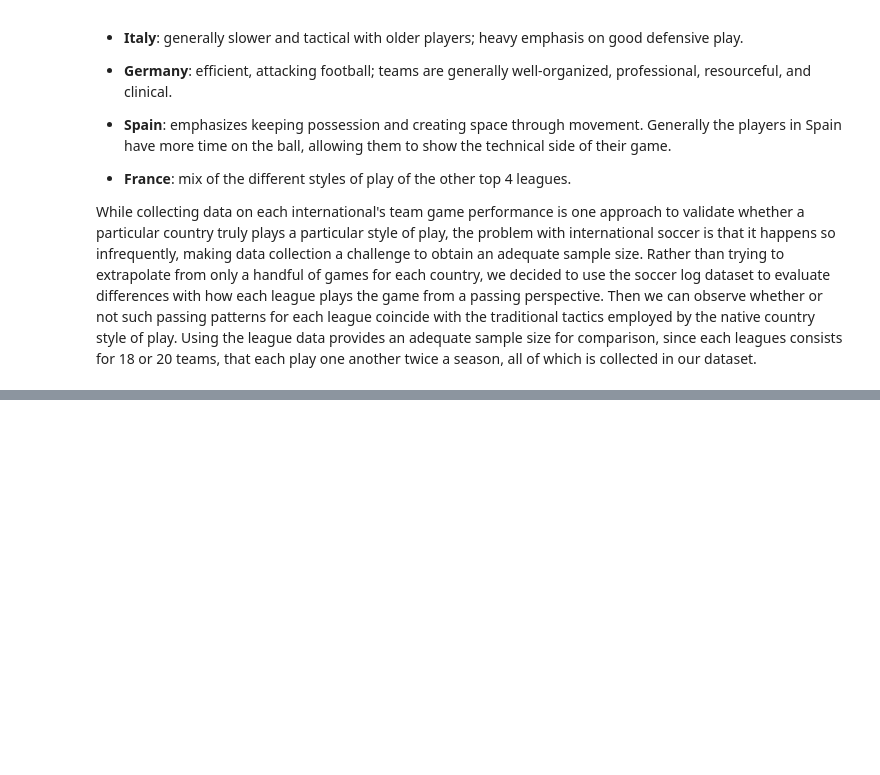
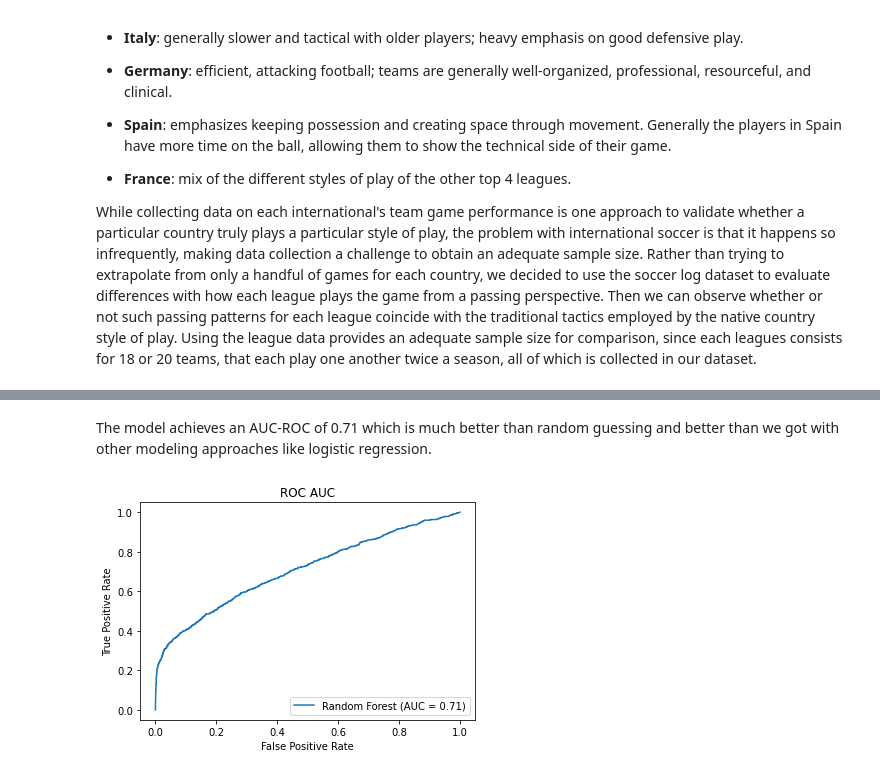
Before and after one commit to josePliego/football_project, a Jupyter notebook: final_project.ipynb, the cells around one changed output, grey strips where cells are left out. Cells and saved outputs as stored; diff of their text form; code cells hidden in the pictures; blank space fills up the shorter version.

```diff
--- a/final_project.ipynb
+++ b/final_project.ipynb
@@ -26,0 +130,43 @@ While collecting data on each international's team game performance is one appro
+# %%
+# Select relevant features
+dt_shots = dt_shots[[
+    'start_x', 'start_y', 'label_Left', 'label_Right', 'label_counter_attack',
+    'label_head/body', 'label_interception', 'angle', 'distance', 'label_Goal'
+]].dropna()
+
+# Exclude shots taken from too far away
+dt_shots = dt_shots[dt_shots['start_x'] > 70*105.0/100.0]
+
+# Train-test split
+X_train, X_test, y_train, y_test = train_test_split(
+    dt_shots.drop('label_Goal', axis=1), dt_shots.label_Goal, test_size=0.2,
+    random_state=42,
+    stratify=dt_shots.label_Goal
+)
+# %%
+# Final model after cross-validation
+final_rf = RandomForestClassifier(
+    criterion='entropy',
+    n_estimators=1000,
+    max_features=9,
+    n_jobs=2,
+    min_samples_split=500,
+    random_state=42,
+    verbose=0
+)
+
+final_rf_fit = final_rf.fit(X_train, y_train)
+# %% [markdown]
+The model achieves an AUC-ROC of 0.71 which is much better than random guessing and better than we got with other modeling approaches like logistic regression.
+# %%
+probs = final_rf_fit.predict_proba(X_test)
+
+fpr, tpr, thresholds = roc_curve(y_test, probs[:, 1])
+roc_auc = auc(fpr, tpr)
+disp = RocCurveDisplay(
+    fpr=fpr, tpr=tpr, roc_auc=roc_auc, estimator_name='Random Forest'
+).plot()
+plt.title("ROC AUC")
+plt.show()
+# %% [output]
+[figure, added]
```
Also changed, not shown: parts of 32 cells of this notebook, 19 other files.
